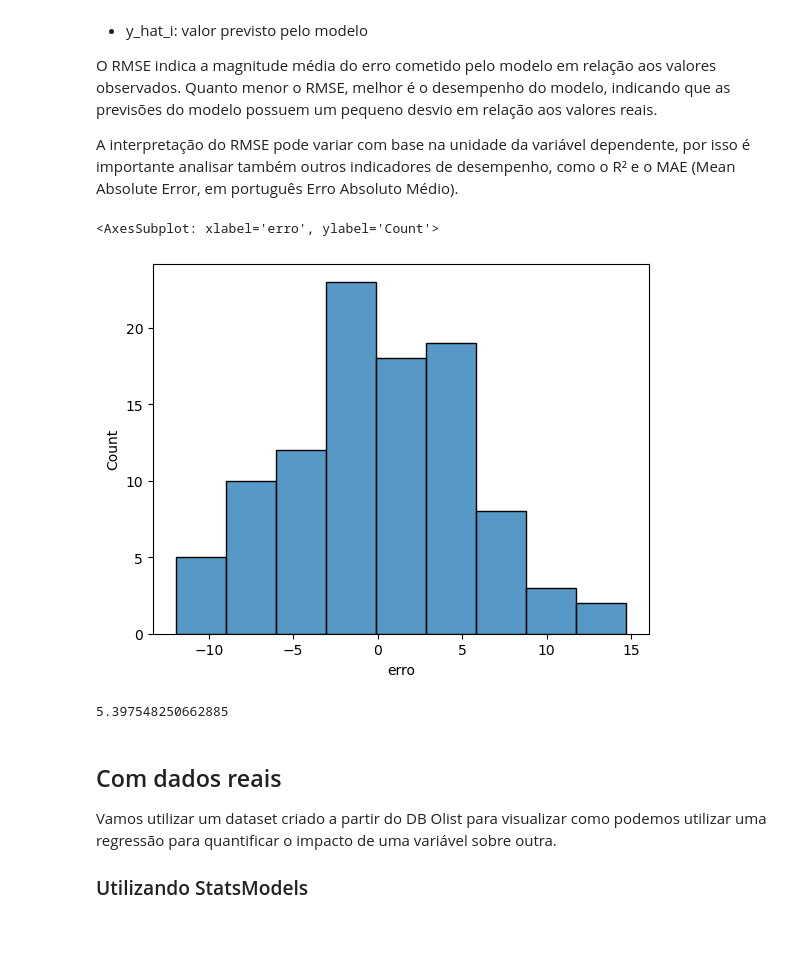
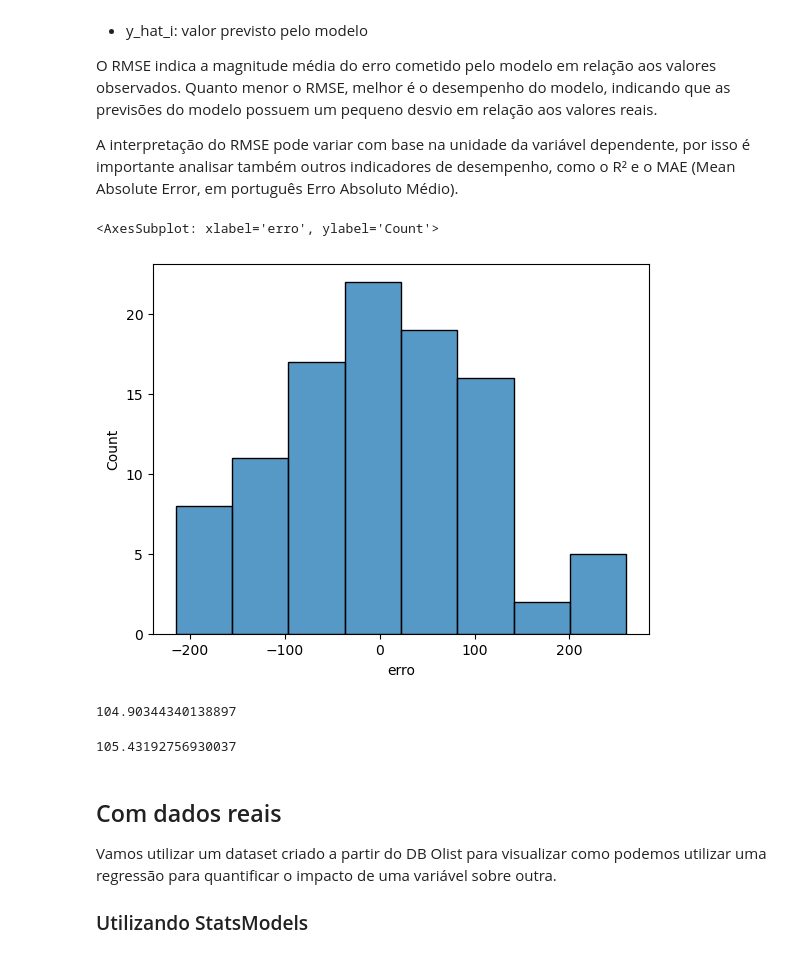
Before and after one commit to sadguilherme/99_PT_JAN2023, a Jupyter notebook: aulas/20230425 Regressão Linear I.ipynb, the cells around one changed output. Cells and saved outputs as stored; diff of their text form; code cells hidden in the pictures.

```diff
--- a/aulas/20230425 Regressão Linear I.ipynb
+++ b/aulas/20230425 Regressão Linear I.ipynb
@@ -147,3 +194,14 @@ def estimar_lm(data):
     modelo = sm.OLS(y, X)
     lm_fit = modelo.fit()
     return lm_fit
+# %%
+def simular_dado(media_X, desvpad_X,
+                 desvpad_E, A, B,
+                 samples):
+
+    x = np.random.normal(loc = media_X, scale = desvpad_X, size = samples)
+
+    E = np.random.normal(loc = 0, scale = desvpad_E, size = samples)
+
+    y = B + A * x + E
+    return pd.DataFrame({'x' : x, 'y' : y})
@@ -150,7 +224,7 @@ def estimar_lm(data):
 # %%
 teste_1 = simular_dado(media_X=0,
                        desvpad_X=1,
-                       desvpad_E=10,
+                       desvpad_E=100,
                        A=1,
                        B=0,
                        samples=100)
@@ -158,5 +232,5 @@ teste_1 = simular_dado(media_X=0,
 teste1_fit = estimar_lm(teste_1)
 sns.pairplot(data = teste_1, diag_kind = 'kde', kind = 'reg',
             height = 4)
-teste1_fit.summary()
+print(teste1_fit.summary())
 # %% [output]
@@ -197,6 +273,6 @@ modelo = LinearRegression()
 # %%
-X = teste[['x']]
-y = teste['y']
+X = teste_1[['x']]
+y = teste_1['y']
 # %%
 modelo.fit(X, y)
 # %% [output]
@@ -232,3 +313,3 @@ array([ 12.1104934 ,  -9.04045883,  -6.45289674,  12.95869566,
 # %%
-teste['pred'] = modelo.predict(X)
+teste_1['pred'] = modelo.predict(X)
 # %%
@@ -274,15 +355,19 @@ O RMSE indica a magnitude média do erro cometido pelo modelo em relação aos v
 
 A interpretação do RMSE pode variar com base na unidade da variável dependente, por isso é importante analisar também outros indicadores de desempenho, como o R² e o MAE (Mean Absolute Error, em português Erro Absoluto Médio).
 # %%
-teste['erro'] = teste['y'] - teste['pred']
-sns.histplot(data = teste, x = 'erro')
+teste_1['erro'] = teste_1['y'] - teste_1['pred']
+sns.histplot(data = teste_1, x = 'erro')
 # %% [output]
 <AxesSubplot: xlabel='erro', ylabel='Count'>
-[figure, old version]
+[figure, new version]
 # %%
-np.sqrt((teste['erro'] ** 2).mean())
+np.sqrt((teste_1['erro'] ** 2).mean())
 # %% [output]
-5.397548250662885
+104.90344340138897
+# %%
+teste_1['erro'].std()
+# %% [output]
+105.43192756930037
 # %% [markdown]
 ## Com dados reais
 
```
Also changed, not shown: parts of 33 cells of this notebook, 2 other files.
